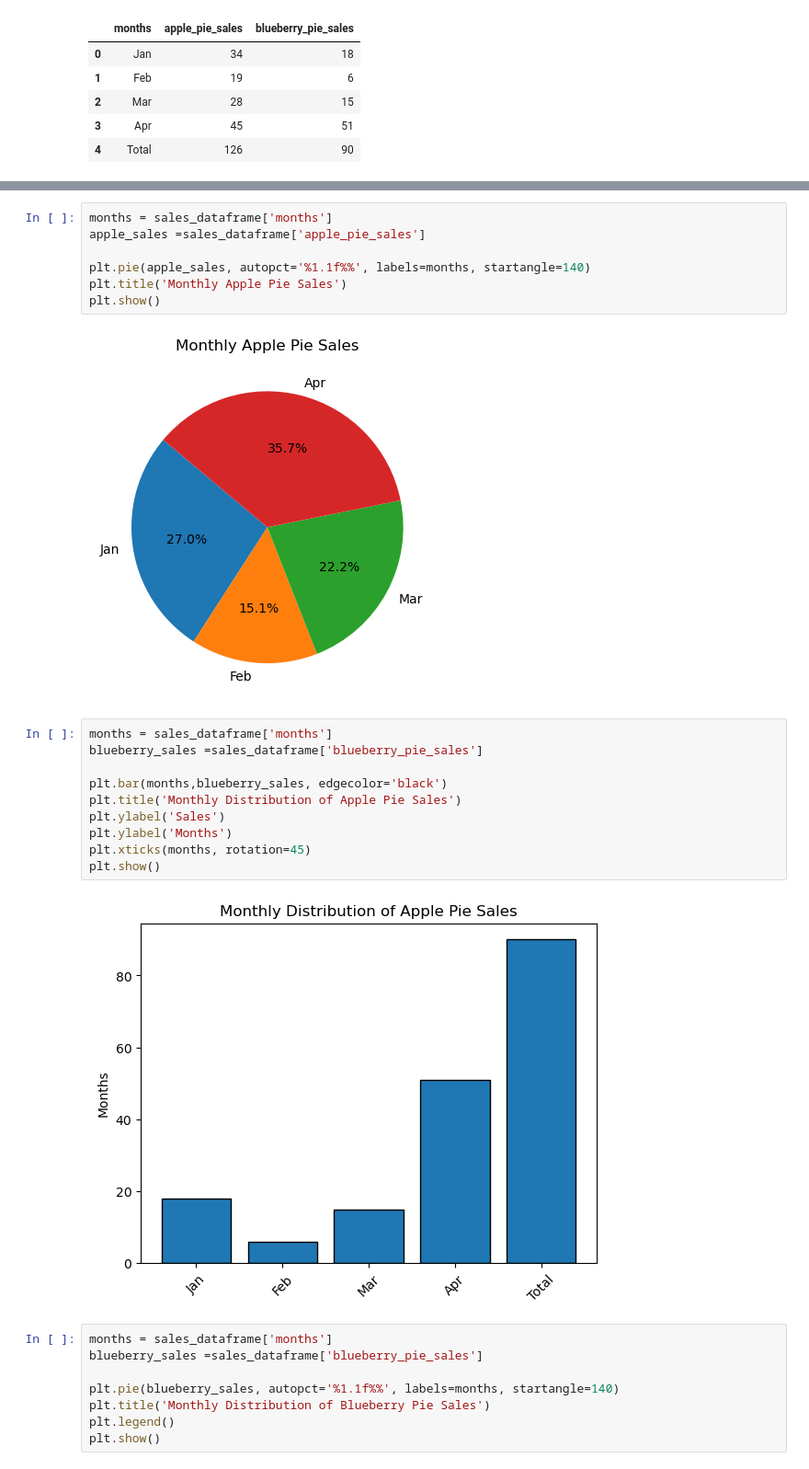
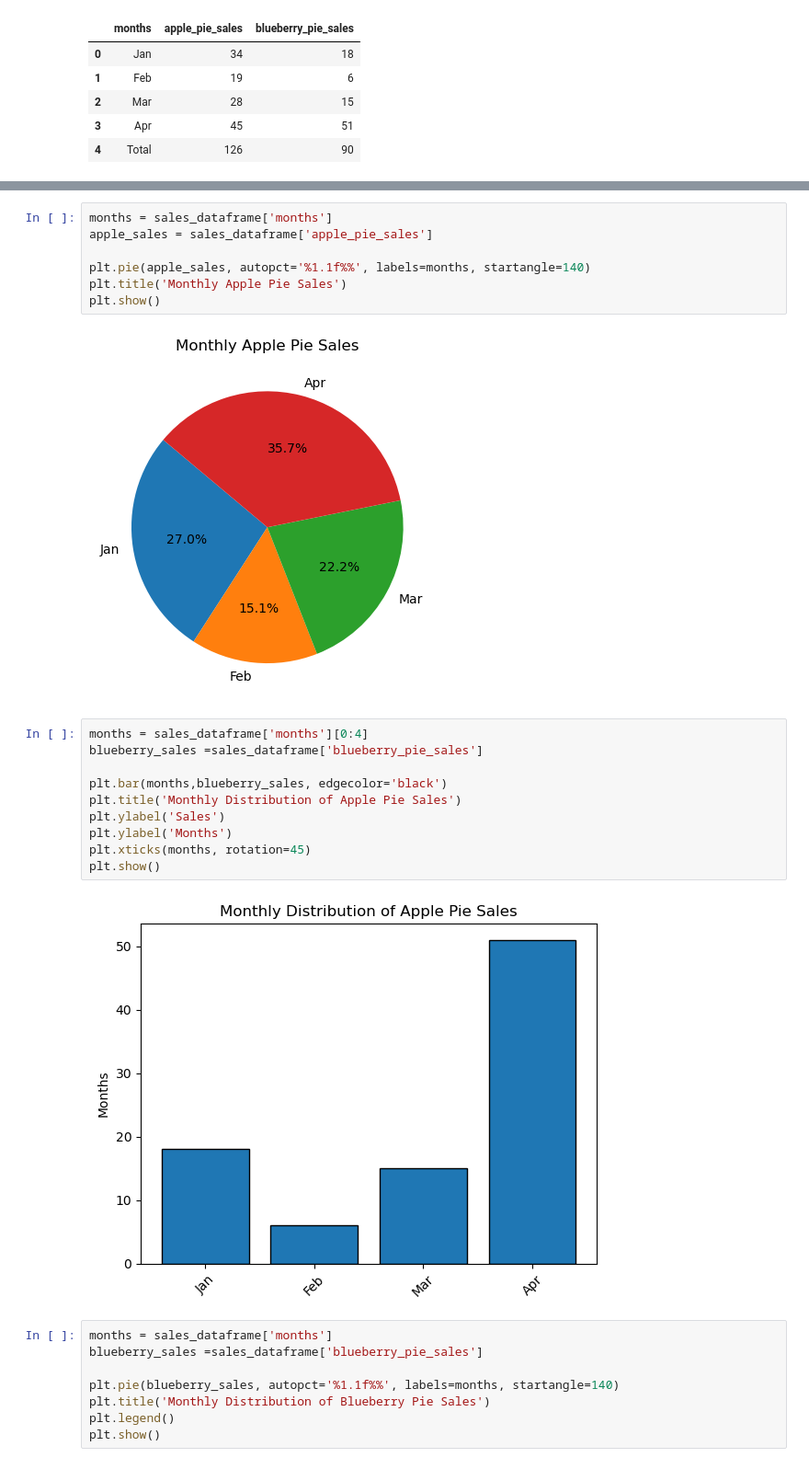
Before and after one commit to Erick-Ondiwa/Machine_Learning_Programming, a Jupyter notebook: assignments/lab_2_2.ipynb, the cells around one changed output, grey strips where cells are left out. Shown at 92% size. Cells and saved outputs as stored; diff of their text form.

```diff
--- a/assignments/lab_2_2.ipynb
+++ b/assignments/lab_2_2.ipynb
@@ -85,6 +82,6 @@ plt.show()
 # %%
 months = sales_dataframe['months']
-apple_sales =sales_dataframe['apple_pie_sales']
+apple_sales = sales_dataframe['apple_pie_sales']
 
 plt.pie(apple_sales, autopct='%1.1f%%', labels=months, startangle=140)
 plt.title('Monthly Apple Pie Sales')
@@ -92,17 +89,17 @@ plt.show()
 # %% [output]
 [figure]
 # %%
-months = sales_dataframe['months']
+months = sales_dataframe['months'][0:4]
 blueberry_sales =sales_dataframe['blueberry_pie_sales']
 
 plt.bar(months,blueberry_sales, edgecolor='black')
 plt.title('Monthly Distribution of Apple Pie Sales')
 plt.ylabel('Sales')
 plt.ylabel('Months')
 plt.xticks(months, rotation=45)
 plt.show()
 # %% [output]
-[figure, old version]
+[figure, new version]
 # %%
 months = sales_dataframe['months']
 blueberry_sales =sales_dataframe['blueberry_pie_sales']
```
Also changed, not shown: parts of 3 cells of this notebook.
